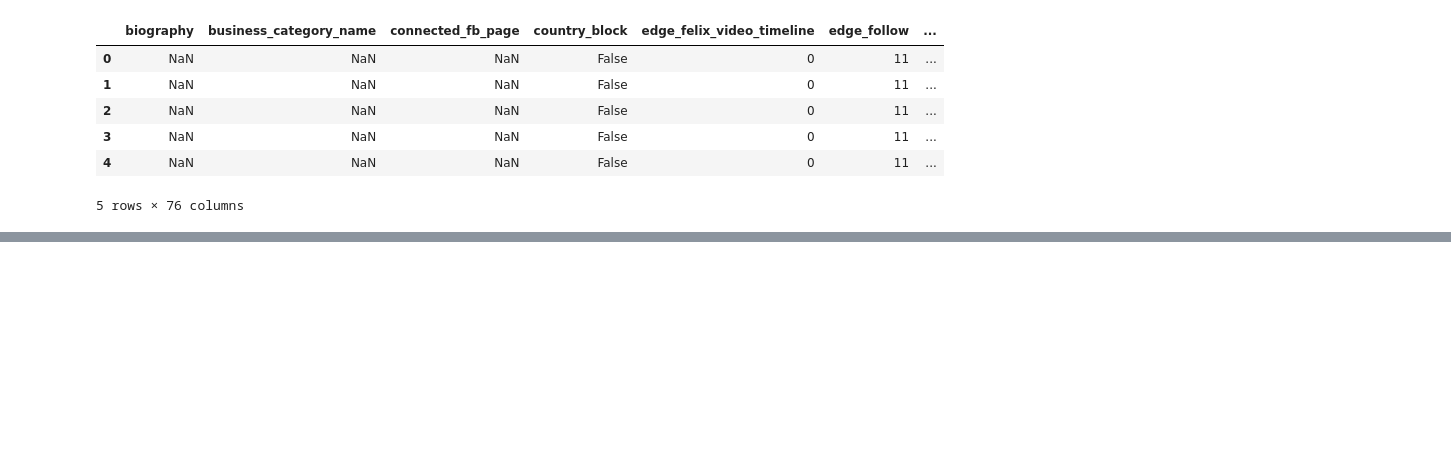
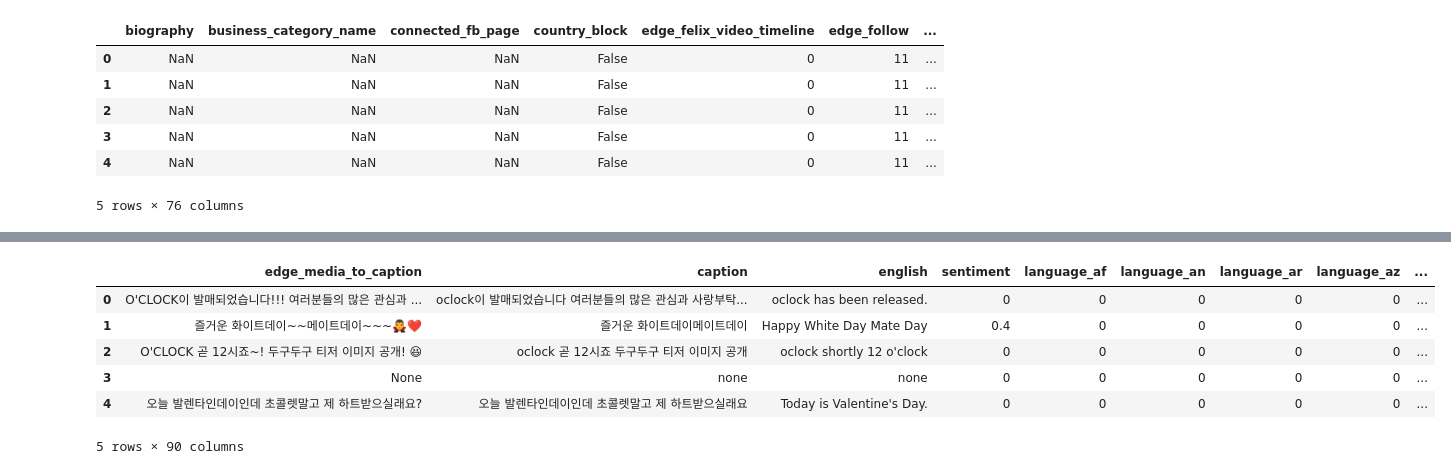
Before and after one commit to GuiZamorano/Instagram_Like_Predictor, a Jupyter notebook: Instagram_Predictor.ipynb, the cells around one changed output, grey strips where cells are left out. Saved outputs shown, nothing was run; the diff lists cells and outputs as text; code cells hidden in the pictures; blank space fills up the shorter version.

```diff
--- a/Instagram_Predictor.ipynb
+++ b/Instagram_Predictor.ipynb
@@ -103,0 +420,6 @@ caption
+# %%
+sentences = []
+for i in range( 0, caption['english'].size ):
+    if( (i+1)%1000 == 0 ):
+        print(str(round(i/30000*100))+"% done")
+    sentences.append(caption['english'][i])
@@ -103,0 +464,7 @@ caption
+# %%
+caption2['sentiment'] = ''
+for i in range( 0, caption2['english'].size):
+    if( (i+1)%1000 == 0 ):
+        print(str(round(i/caption2['english'].size*100))+"% done")
+    analysis = TextBlob(caption2['english'][i])
+    caption2['sentiment'][i] = analysis.sentiment[0]
@@ -103,0 +492,10 @@ caption
+# %%
+caption2.head()
+# %% [output]
+|  | edge_media_to_caption | caption | english | sentiment | language_af | language_an | language_ar | language_az | ... |
+| 0 | O'CLOCK이 발매되었습니다!!! 여러분들의 많은 관심과 ... | oclock이 발매되었습니다 여러분들의 많은 관심과 사랑부탁... | oclock has been released. | 0 | 0 | 0 | 0 | 0 | ... |
+| 1 | 즐거운 화이트데이~~메이트데이~~~🧛‍♂️❤️ | 즐거운 화이트데이메이트데이 | Happy White Day Mate Day | 0.4 | 0 | 0 | 0 | 0 | ... |
+| 2 | O'CLOCK 곧 12시죠~! 두구두구 티저 이미지 공개! 😆 | oclock 곧 12시죠 두구두구 티저 이미지 공개 | oclock shortly 12 o'clock | 0 | 0 | 0 | 0 | 0 | ... |
+| 3 | None | none | none | 0 | 0 | 0 | 0 | 0 | ... |
+| 4 | 오늘 발렌타인데이인데 초콜렛말고 제 하트받으실래요? | 오늘 발렌타인데이인데 초콜렛말고 제 하트받으실래요 | Today is Valentine's Day. | 0 | 0 | 0 | 0 | 0 | ... |
+5 rows × 90 columns
```
Also changed, not shown: parts of 52 cells of this notebook, 3 other files.
